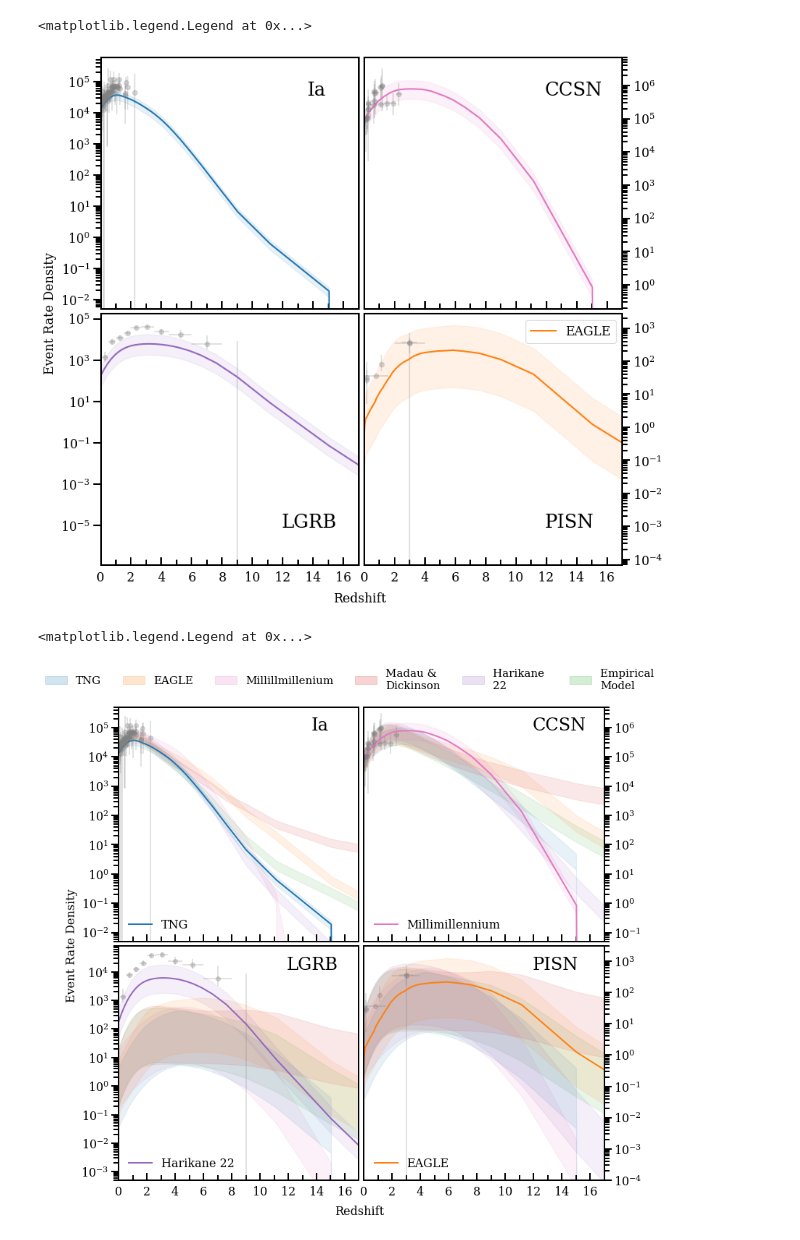
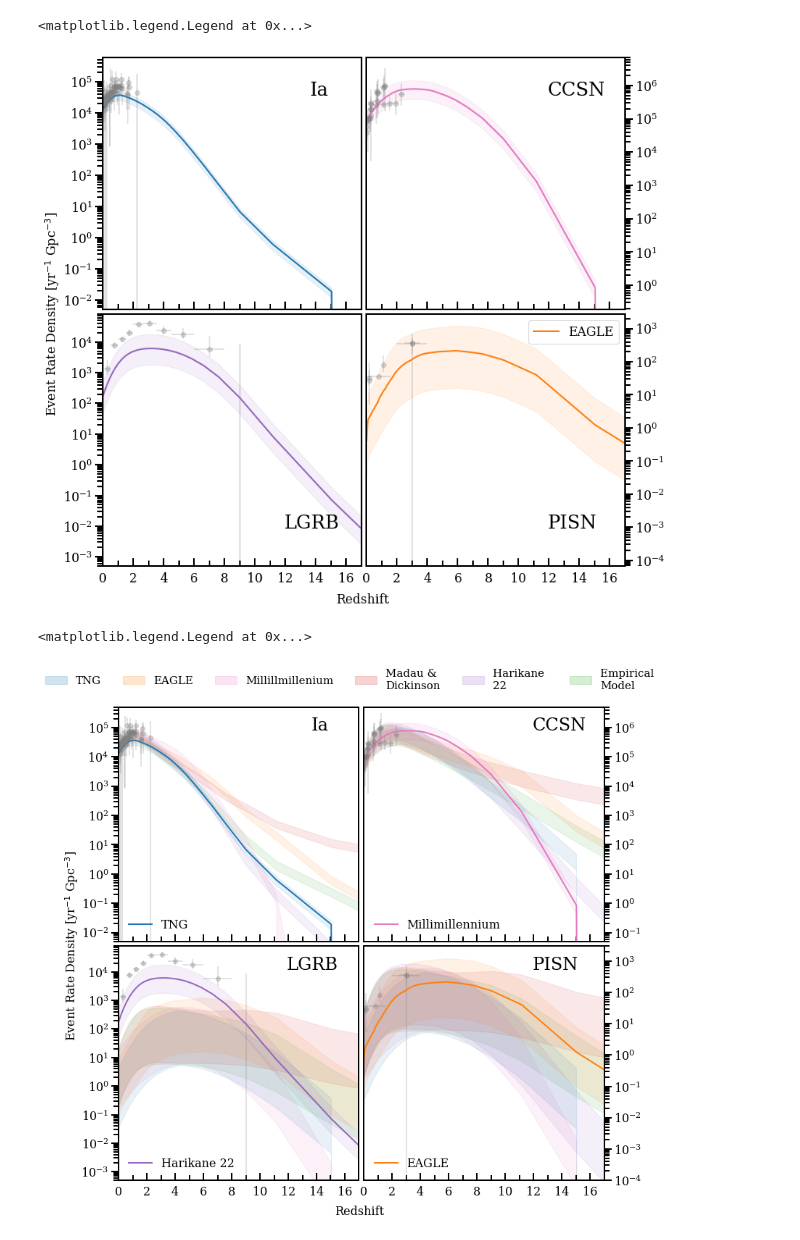
Before and after one commit to NicholaCharlton/Y4_Project, a Jupyter notebook: Dillon/Semester 2/Plotting ALL Rates (by type).ipynb, the cells around one changed output. Drawn from its saved outputs; the diff is of its cells as text; code cells hidden in the pictures.

```diff
--- a/Dillon/Semester 2/Plotting ALL Rates (by type).ipynb
+++ b/Dillon/Semester 2/Plotting ALL Rates (by type).ipynb
@@ -167,35 +167,37 @@ for ax in axs[2:3]:
             ms=6,
             alpha=0.3,
             color= 'grey'
     )
 
     ax.text(0.7, 0.15, "LGRB", transform=ax.transAxes,fontsize=24)
 
+    ax.set_ylim(5e-4, 8e4)
+
 for ax in axs[3:4]:
     ax.plot(model_data['EAGLE']['100_100']['redshift_edges'][:-1], PISN_rates['EAGLE']['100_100'], color = '#ff7f0e', lw =2, label = 'EAGLE')
     plot_fill_between(ax, PISN_rates, 'EAGLE', '100_100', model_data, '#ff7f0e')
     ax.errorbar(
             np.array(obs_PISN['mean_z']),
             np.array(obs_PISN['rate']) * h**3,
             xerr= [obs_PISN['lower_z'], obs_PISN['upper_z']],
             yerr=[obs_PISN['lower_rate'] * h**3, obs_PISN['upper_rate'] * h**3],
             fmt="o",
             ms=6,
             alpha=0.3,
             color= 'grey'
     )
 
     ax.yaxis.tick_right()
     ax.tick_params(axis='y', which='both')
     ax.text(0.7, 0.15, "PISN", transform=ax.transAxes,fontsize=24)
 
-fig.text(0.05, 0.5, "Event Rate Density", ha="center", va="center", rotation="vertical")
+fig.text(0.05, 0.5, r"Event Rate Density [yr$^{-1}$ Gpc$^{-3}$]", ha="center", va="center", rotation="vertical")
 fig.text(0.51, 0.075, "Redshift", ha="center", va="center")
 
 plt.legend()
 # %% [output]
 <matplotlib.legend.Legend at 0x...>
-[figure, old version]
+[figure, new version]
 # %%
 def plot_fill_between_grey(ax, events, model, bpass_file, model_data):
     x_axis_data = model_data[model][bpass_file]['redshift_edges'][:-1]
@@ -354,7 +356,7 @@ for ax in axs[3:4]:
     ax.legend(loc = 'lower left', frameon = False)
     ax.set_ylim(1e-4, 3e3)
 
-fig.text(0.05, 0.5, "Event Rate Density", ha="center", va="center", rotation="vertical")
+fig.text(0.05, 0.5, r"Event Rate Density [yr$^{-1}$ Gpc$^{-3}$]", ha="center", va="center", rotation="vertical")
 fig.text(0.51, 0.075, "Redshift", ha="center", va="center")
 
 
@@ -375,4 +377,4 @@ fig.legend(handles=[Patch(color=color, label=label, alpha = 0.2) for color, labe
 #plt.savefig('/Users/dillon/Desktop/EM ALl Models Range', bbox_inches='tight')
 # %% [output]
 <matplotlib.legend.Legend at 0x...>
-[figure, old version]
+[figure, new version]
```
